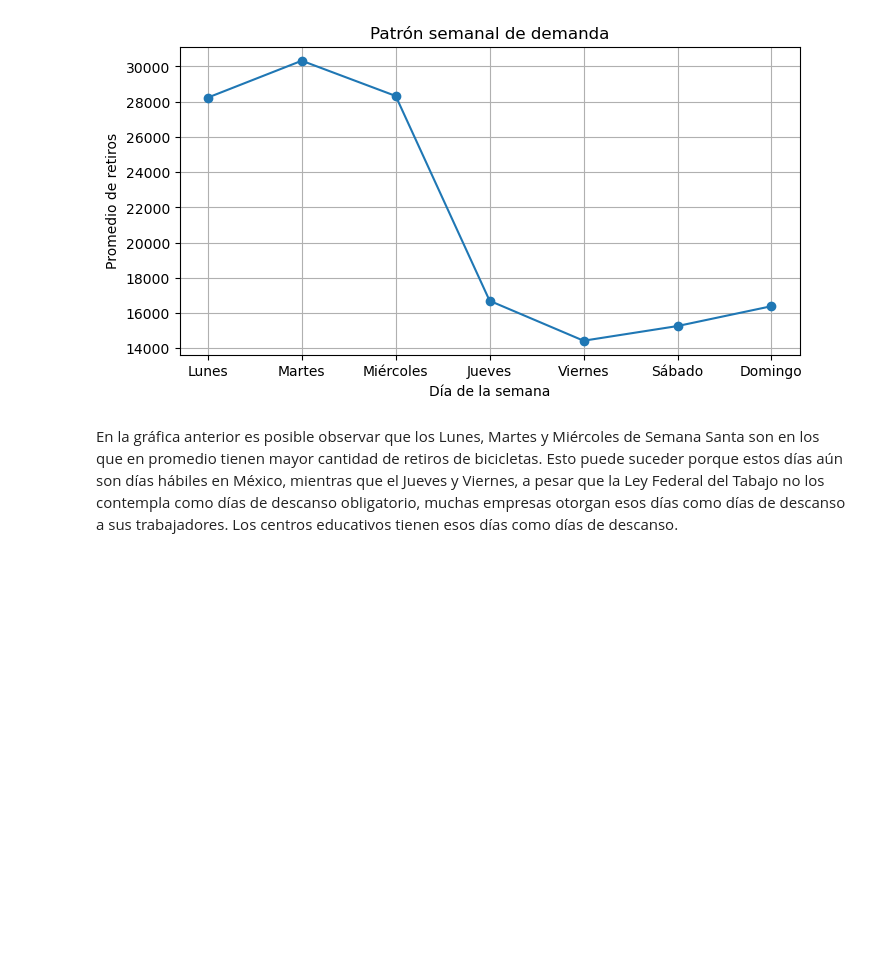
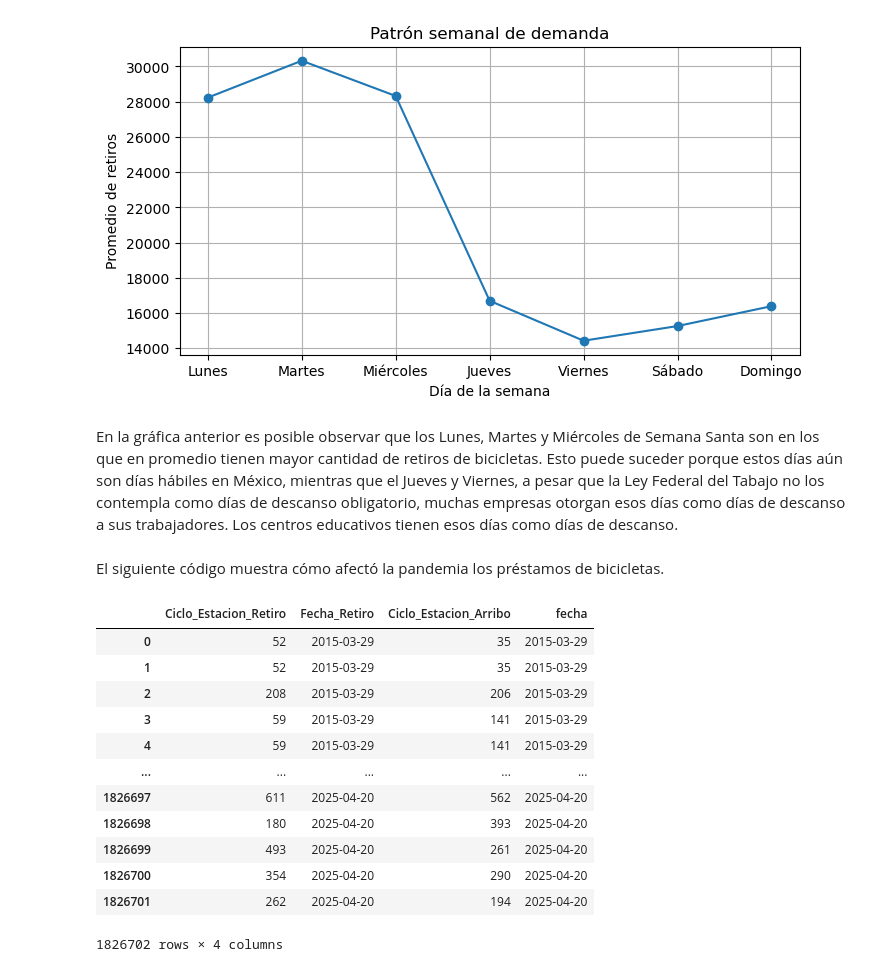
Before and after one commit to Ari-Castellanos/Proyecto-1-Seminario-2, a Jupyter notebook: DiaMayorRetiro.ipynb, the cells around one changed output. Cells and saved outputs as stored; diff of their text form; code cells hidden in the pictures; blank space fills up the shorter version.

Commit message:
Add files via upload
Se ha añadido la parte antes y después de la pandemia

```diff
--- a/DiaMayorRetiro.ipynb
+++ b/DiaMayorRetiro.ipynb
@@ -268,3 +268,21 @@ plt.show()
 [figure]
 # %% [markdown]
 En la gráfica anterior es posible observar que los Lunes, Martes y Miércoles de Semana Santa son en los que en promedio tienen mayor cantidad de retiros de bicicletas. Esto puede suceder porque estos días aún son días hábiles en México, mientras que el Jueves y Viernes, a pesar que la Ley Federal del Tabajo no los contempla como días de descanso obligatorio, muchas empresas otorgan esos días como días de descanso a sus trabajadores. Los centros educativos tienen esos días como días de descanso.
+# %% [markdown]
+El siguiente código muestra cómo afectó la pandemia los préstamos de bicicletas.
+# %%
+df1
+# %% [output]
+|  | Ciclo_Estacion_Retiro | Fecha_Retiro | Ciclo_Estacion_Arribo | fecha |
+| 0 | 52 | 2015-03-29 | 35 | 2015-03-29 |
+| 1 | 52 | 2015-03-29 | 35 | 2015-03-29 |
+| 2 | 208 | 2015-03-29 | 206 | 2015-03-29 |
+| 3 | 59 | 2015-03-29 | 141 | 2015-03-29 |
+| 4 | 59 | 2015-03-29 | 141 | 2015-03-29 |
+| ... | ... | ... | ... | ... |
+| 1826697 | 611 | 2025-04-20 | 562 | 2025-04-20 |
+| 1826698 | 180 | 2025-04-20 | 393 | 2025-04-20 |
+| 1826699 | 493 | 2025-04-20 | 261 | 2025-04-20 |
+| 1826700 | 354 | 2025-04-20 | 290 | 2025-04-20 |
+| 1826701 | 262 | 2025-04-20 | 194 | 2025-04-20 |
+1826702 rows × 4 columns
```
Also changed, not shown: parts of 6 cells of this notebook.
